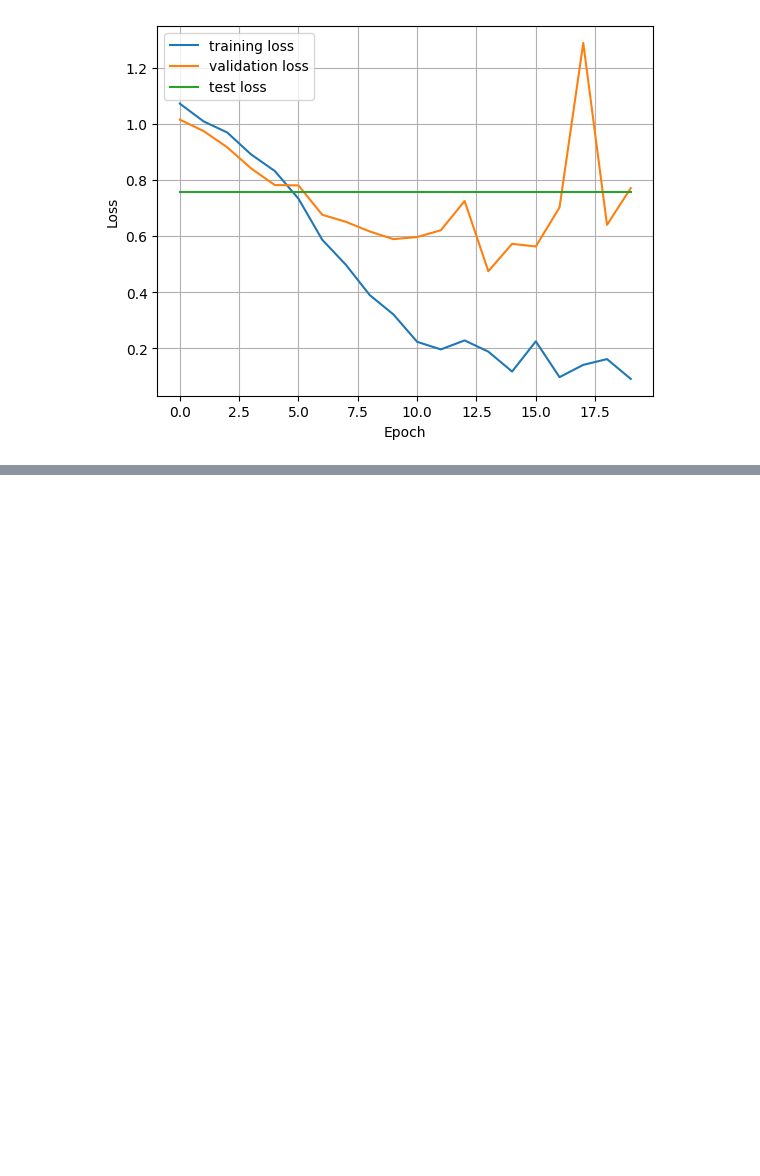
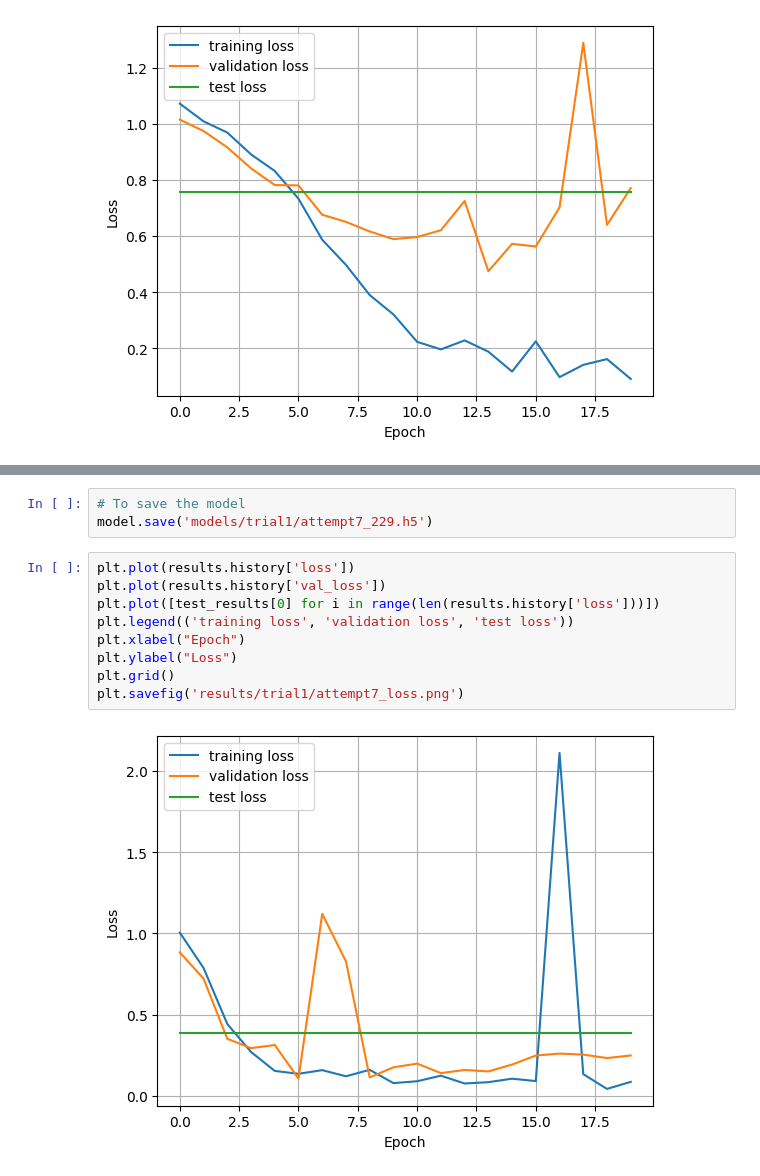
Before and after one commit to Riddy21/EEG_Model_Training, a Jupyter notebook: EEG_Binary_Classification_CNN-RNN_Trial-1.ipynb, the cells around one changed output, grey strips where cells are left out. Drawn from its saved outputs; the diff is of its cells as text; blank space fills up the shorter version.

```diff
--- a/EEG_Binary_Classification_CNN-RNN_Trial-1.ipynb
+++ b/EEG_Binary_Classification_CNN-RNN_Trial-1.ipynb
@@ -905,3 +1059,17 @@ plt.savefig('attempt6_loss.png')
+# %%
+# To save the model
+model.save('models/trial1/attempt7_229.h5')
+# %%
+plt.plot(results.history['loss'])
+plt.plot(results.history['val_loss'])
+plt.plot([test_results[0] for i in range(len(results.history['loss']))])
+plt.legend(('training loss', 'validation loss', 'test loss'))
+plt.xlabel("Epoch")
+plt.ylabel("Loss")
+plt.grid()
+plt.savefig('results/trial1/attempt7_loss.png')
+# %% [output]
+[figure, added]
 # %%
 plt.plot(results.history['accuracy'])
 plt.plot(results.history['val_accuracy'])
```
Also changed, not shown: parts of 30 cells of this notebook, 8 other files.
